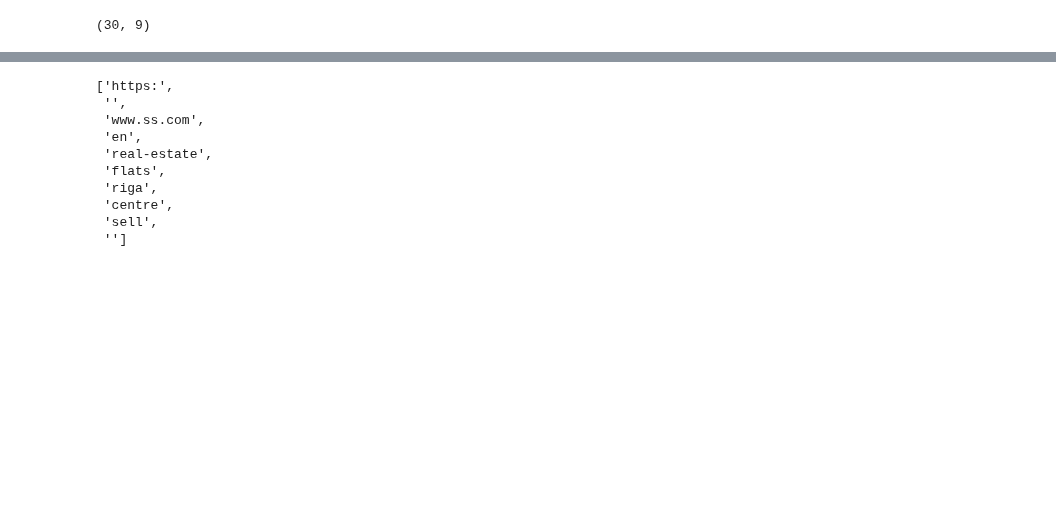
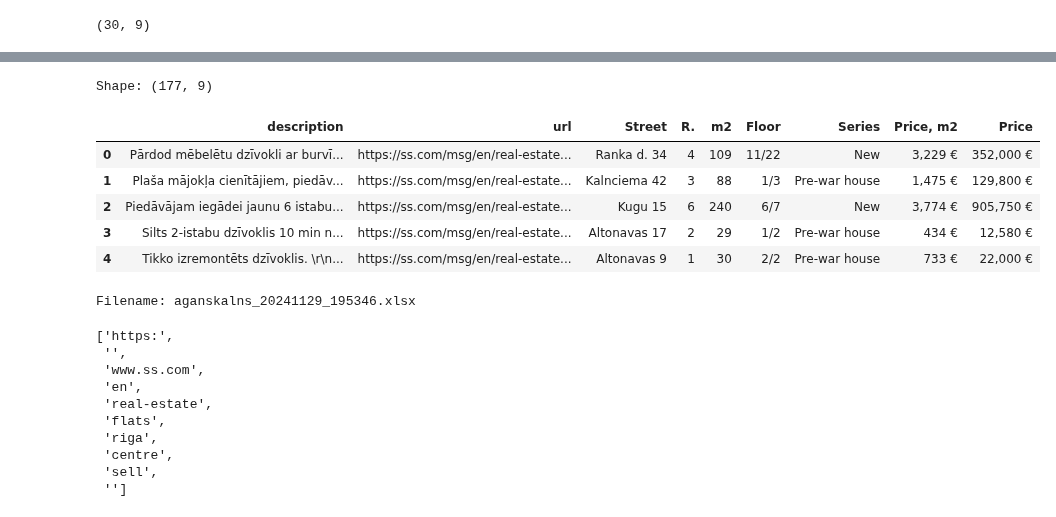
Before and after one commit to ValRCS/Digital_Discourse_ETH713_Fall_2020, a Jupyter notebook: WebScraping/Web_Scraping_Apartments.ipynb, the cells around one changed output, grey strips where cells are left out. Cells and saved outputs as stored; diff of their text form; code cells hidden in the pictures; blank space fills up the shorter version.

```diff
--- a/WebScraping/Web_Scraping_Apartments.ipynb
+++ b/WebScraping/Web_Scraping_Apartments.ipynb
@@ -563,0 +585,27 @@ centrs
+# %%
+# we have the list of urls already!
+# let's call our function on all of them
+# and combine the results into one dataframe
+# let's make a function for this and also provid a small delay between requests
+def get_dataframe_from_url(url):
+    response = requests.get(url)
+    if response.status_code != 200:
+        print(f"Failed to get response from {url}")
+        return None
+    print(f"Successfully got response from {url}")
+    soup = BeautifulSoup(response.text, 'lxml')
+    rows = getRowList(soup)
+    row_ads = getRows(rows)
+    return pd.DataFrame(row_ads, columns=column_names)
+
+# now for all
+def get_big_dataframe(urls):
+    url_list = []
+    for url in urls:
+        print(f"Getting data from {url}")
+        df = get_dataframe_from_url(url)
+        if df is not None:
+            url_list.append(df)
+        time.sleep(0.3) # sleep for a second
+    big_df = pd.concat(url_list, ignore_index=True)
+    return big_df
@@ -563,0 +621,2 @@ centrs
+# %%
+big_df = get_big_dataframe(urls)
@@ -563,0 +636,22 @@ centrs
+# %%
+# let's see shape and head
+print(f"Shape: {big_df.shape}")
+# head
+big_df.head()
+# %% [output]
+Shape: (177, 9)
+|  | description | url | Street | R. | m2 | Floor | Series | Price, m2 | Price |
+| 0 | Pārdod mēbelētu dzīvokli ar burvī... | https://ss.com/msg/en/real-estate... | Ranka d. 34 | 4 | 109 | 11/22 | New | 3,229 € | 352,000 € |
+| 1 | Plaša mājokļa cienītājiem, piedāv... | https://ss.com/msg/en/real-estate... | Kalnciema 42 | 3 | 88 | 1/3 | Pre-war house | 1,475 € | 129,800 € |
+| 2 | Piedāvājam iegādei jaunu 6 istabu... | https://ss.com/msg/en/real-estate... | Kugu 15 | 6 | 240 | 6/7 | New | 3,774 € | 905,750 € |
+| 3 | Silts 2-istabu dzīvoklis 10 min n... | https://ss.com/msg/en/real-estate... | Altonavas 17 | 2 | 29 | 1/2 | Pre-war house | 434 € | 12,580 € |
+| 4 | Tikko izremontēts dzīvoklis. \r\n... | https://ss.com/msg/en/real-estate... | Altonavas 9 | 1 | 30 | 2/2 | Pre-war house | 733 € | 22,000 € |
+# %%
+# now let's save to excel with datetime in the name
+now = datetime.now()
+dt_string = now.strftime("%Y%m%d_%H%M%S")
+filename = f"aganskalns_{dt_string}.xlsx"
+print(f"Filename: {filename}")
+big_df.to_excel(filename)
+# %% [output]
+Filename: aganskalns_20241129_195346.xlsx
```
Also changed, not shown: parts of 31 cells of this notebook, 1 other file.
